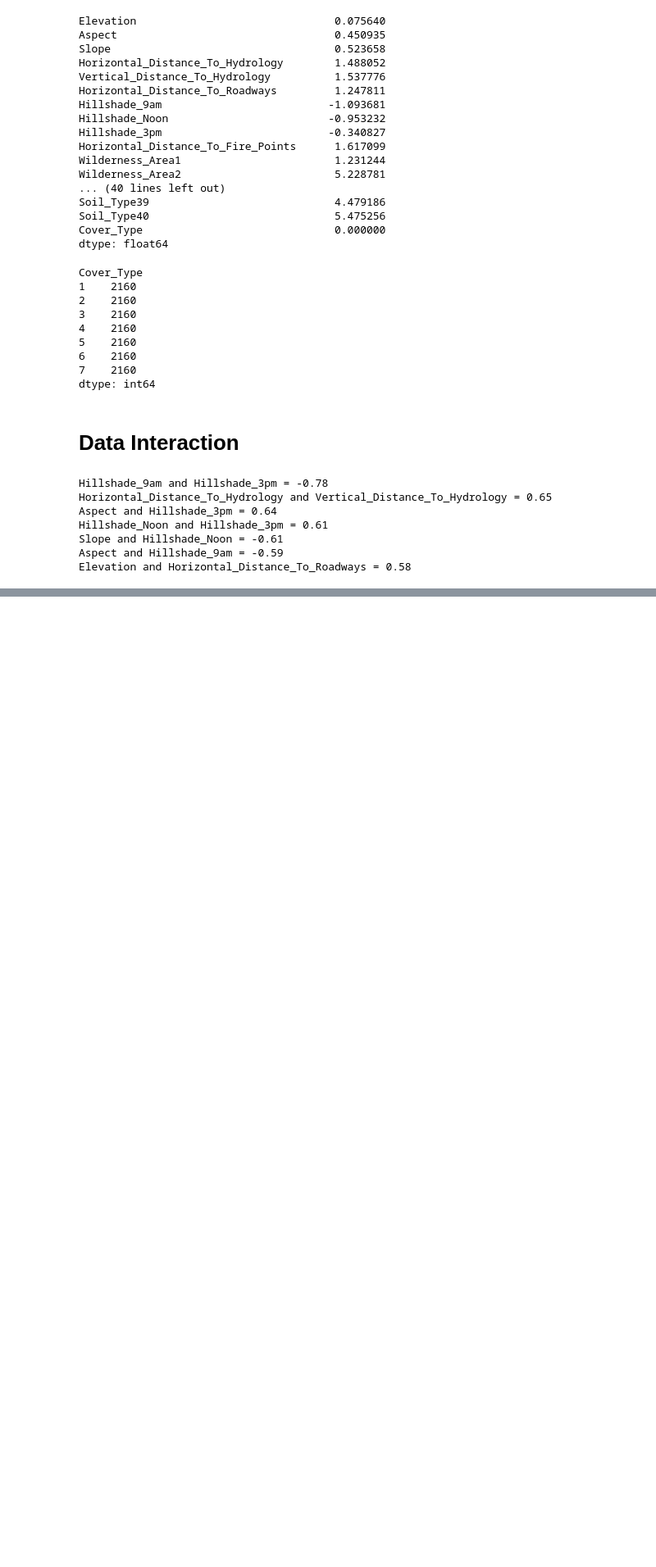
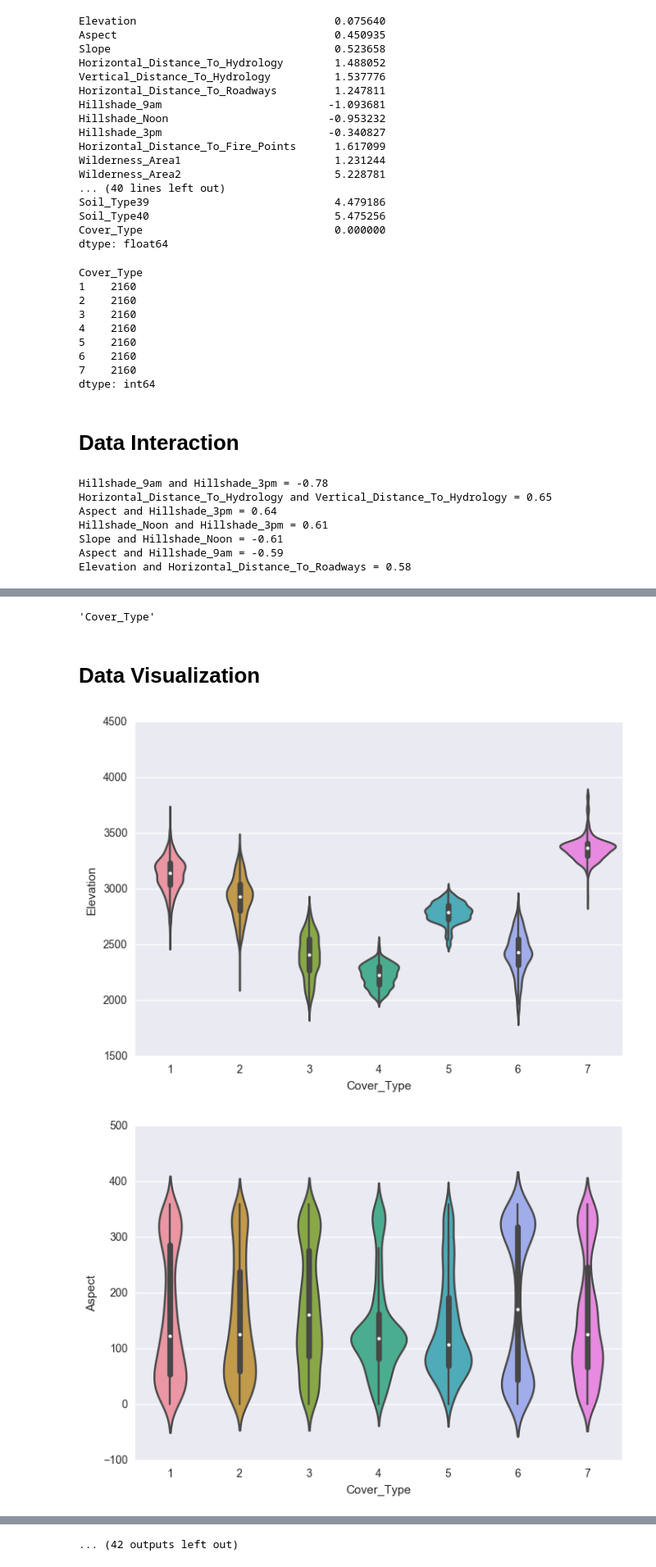
Before and after one commit to probao/Kaggle-Playground, a Jupyter notebook: Forest Cover Type Prediction/Kaggle_Forest.ipynb, the cells around one changed output, grey strips where cells are left out. Shown at 82% size. Cells and saved outputs as stored; diff of their text form; code cells hidden in the pictures; blank space fills up the shorter version.

```diff
--- a/Forest Cover Type Prediction/Kaggle_Forest.ipynb
+++ b/Forest Cover Type Prediction/Kaggle_Forest.ipynb
@@ -173,0 +220,39 @@ Elevation and Horizontal_Distance_To_Roadways = 0.58
+# %%
+size = len(cols)-1
+x = cols[size]
+x
+# %% [output]
+'Cover_Type'
+# %% [markdown]
+# Data Visualization
+# %%
+#We will visualize all the attributes using Violin Plot - a combination of box and density plots
+
+#names of all the attributes
+cols = dataset.columns
+
+#number of attributes (exclude target)
+size = len(cols)-1
+
+#x-axis has target attribute to distinguish between classes
+x = cols[size]
+
+#y-axis shows values of an attribute
+y = cols[0:size]
+
+#Plot violin for all attributes
+for i in range(0,size):
+    sns.violinplot(data=dataset,x=x,y=y[i])
+    plt.show()
+
+#Elevation is has a separate distribution for most classes. Highly correlated with the target and hence an important attribute
+#Aspect contains a couple of normal distribution for several classes
+#Horizontal distance to road and hydrology have similar distribution
+#Hillshade 9am and 12pm display left skew
+#Hillshade 3pm is normal
+#Lots of 0s in vertical distance to hydrology
+#Wilderness_Area3 gives no class distinction. As values are not present, others gives some scope to distinguish
+#Soil_Type, 1,5,8,9,12,14,18-22, 25-30 and 35-40 offer class distinction as values are not present for many classes
+# %% [output]
+[figure, added]
+[figure, added]
@@ -173,0 +269 @@ Elevation and Horizontal_Distance_To_Roadways = 0.58
+... (42 outputs left out)
```
Also changed, not shown: parts of 10 cells of this notebook.
